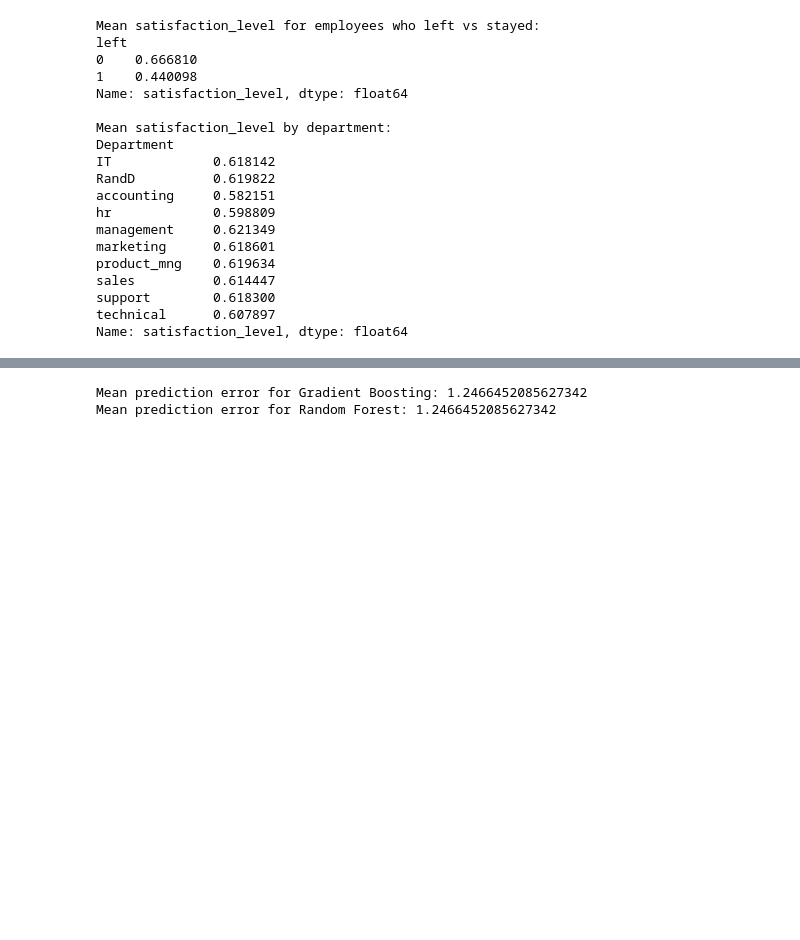
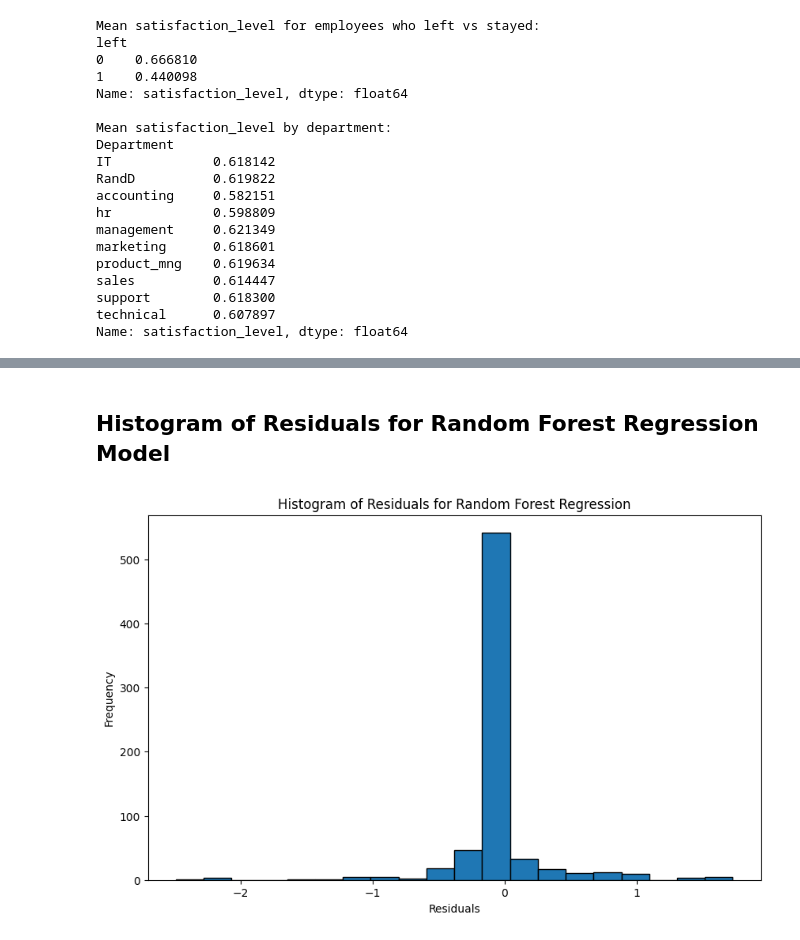
Before and after one commit to BigDataAnalytics-Group-B/comp3610-Project-Group-B, a Jupyter notebook: ProjectFiles/Notebooks/employee_tenure.ipynb, the cells around one changed output, grey strips where cells are left out. Cells and saved outputs as stored; diff of their text form; code cells hidden in the pictures; blank space fills up the shorter version.

Commit message:
update employee tenure

```diff
--- a/ProjectFiles/Notebooks/employee_tenure.ipynb
+++ b/ProjectFiles/Notebooks/employee_tenure.ipynb
@@ -376,23 +416,3 @@ sales          0.614447
 support        0.618300
 technical      0.607897
 Name: satisfaction_level, dtype: float64
-# %%
-df = pd.read_excel('../Dataset/HR_Employee_Data.xlsx')
-emp_ids = df['Emp_Id']
-# Find the name of the model with the highest R-squared value on the test data
-best_model_name = max(metrics, key=lambda x: metrics[x]['Test data R-squared'])
-
-# Get the best model
-best_model = models[best_model_name]['model']
-
-print(f"The best model is {best_model_name} with a test R-squared of {metrics[best_model_name]['Test data R-squared']}")
-
-# Now you can use 'best_model' for predictions
-preds = (best_model.predict(df[['satisfaction_level', 'number_project']]))
-
-res = pd.DataFrame({
-    'Emp_Id': emp_ids,
-    'Prediction': preds
-})
-
-print(res)
@@ -415,28 +419,18 @@ The best model is Gradient Boosting Regression with a test R-squared of 0.821101
-# %%
-import pandas as pd
-
-# Ensure that the dataframes are aligned (i.e., have the same shape and index)
-df1 = results_df
-df2 = res
-assert df1.shape == df2.shape, "Dataframes must be the same shape"
-assert (df1.index == df2.index).all(), "Dataframes must have the same index"
-
-# Calculate the differences
-differences = df1['Prediction'] - df2['Prediction']
-
-# Create a new dataframe with the differences
-df_diff = pd.DataFrame(differences, columns=['Difference'])
-
-# Extract the 'time_spend_company' column from your data
-actual = df['time_spend_company']
-
-# Calculate the prediction errors
-errors1 = df1['Prediction'] - actual
-errors2 = df2['Prediction'] - actual
-
-# Compare the errors
-print('Mean prediction error for Gradient Boosting:', errors1.abs().mean())
-print('Mean prediction error for Random Forest:', errors2.abs().mean())
-# %% [output]
-Mean prediction error for Gradient Boosting: 1.2466452085627342
-Mean prediction error for Random Forest: 1.2466452085627342
+# %% [markdown]
+## Histogram of Residuals for Random Forest Regression Model
+# %%
+# Predict the values using the chosen model
+y_pred = best_model.predict(X_test)
+
+# Calculate the residuals using new_predictions from
+residuals = y_test - y_pred
+
+# Plot histogram of residuals
+plt.figure(figsize=(10, 6))
+plt.hist(residuals, bins=20, edgecolor='black')
+plt.title('Histogram of Residuals for ' + "Random Forest Regression")
+plt.xlabel('Residuals')
+plt.ylabel('Frequency')
+plt.show()
+# %% [output]
+[figure, added]
```
Also changed, not shown: parts of 14 cells of this notebook.
